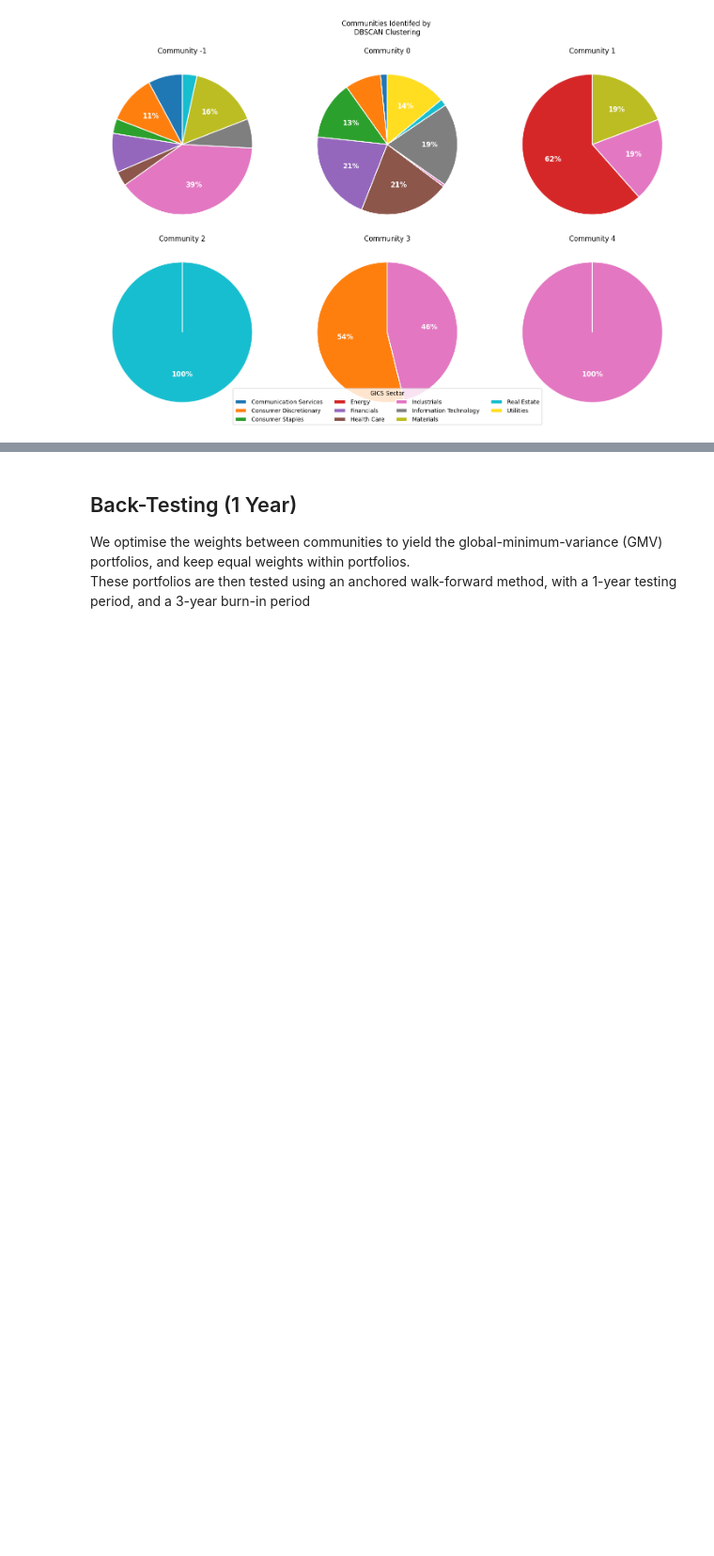
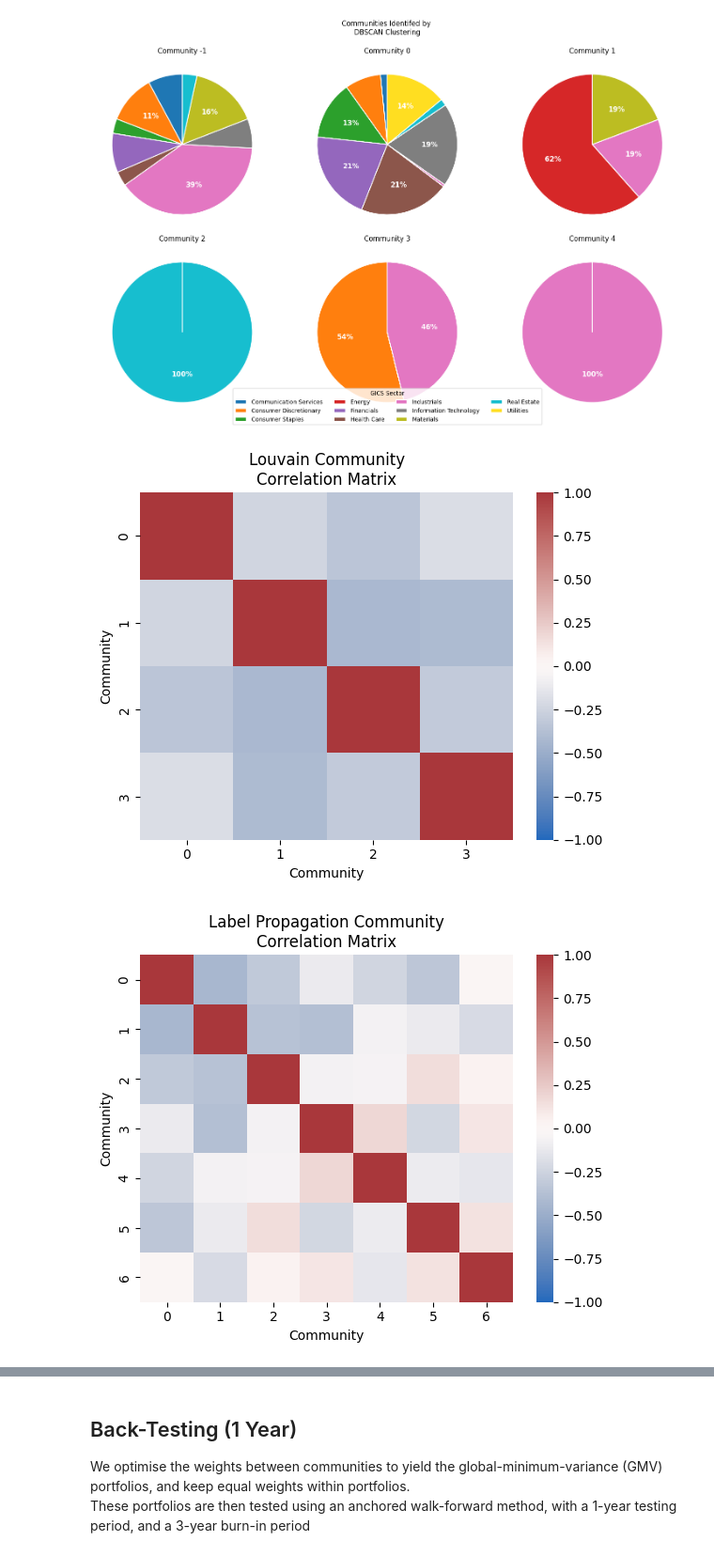
Before and after one commit to BillyLjm/Mesoscopic-Community-Portfolio-Optimisation, a Jupyter notebook: mesoscopic_community_portfolio.ipynb, the cells around one changed output, grey strips where cells are left out. Shown at 94% size. Drawn from its saved outputs; the diff is of its cells as text; code cells hidden in the pictures; blank space fills up the shorter version.

Commit message:
plot correlation matrices

```diff
--- a/mesoscopic_community_portfolio.ipynb
+++ b/mesoscopic_community_portfolio.ipynb
@@ -160,3 +160,16 @@ for algo in ('Louvain', 'Label Propagation', 'Agglomerative', 'DBSCAN'):
 [figure]
 [figure]
 [figure]
+# %%
+# find communities & plot GICS sector composition
+for algo in ('Louvain', 'Label Propagation', 'Agglomerative', 'DBSCAN', 'Sector', 'None'):
+    portfolio.community_detection(algo)
+    sns.heatmap(portfolio.corr_comm, vmin=-1, vmax=1, cmap='vlag')
+    plt.title(f'{algo} Community\nCorrelation Matrix')
+    plt.xlabel('Community')
+    plt.ylabel('Community')
+    plt.savefig(dir_fig + f'corr_{algo}.png')
+    plt.show()
+# %% [output]
+[figure, added]
+[figure, added]
```
Also changed, not shown: parts of 1 cell of this notebook, 10 other files.
